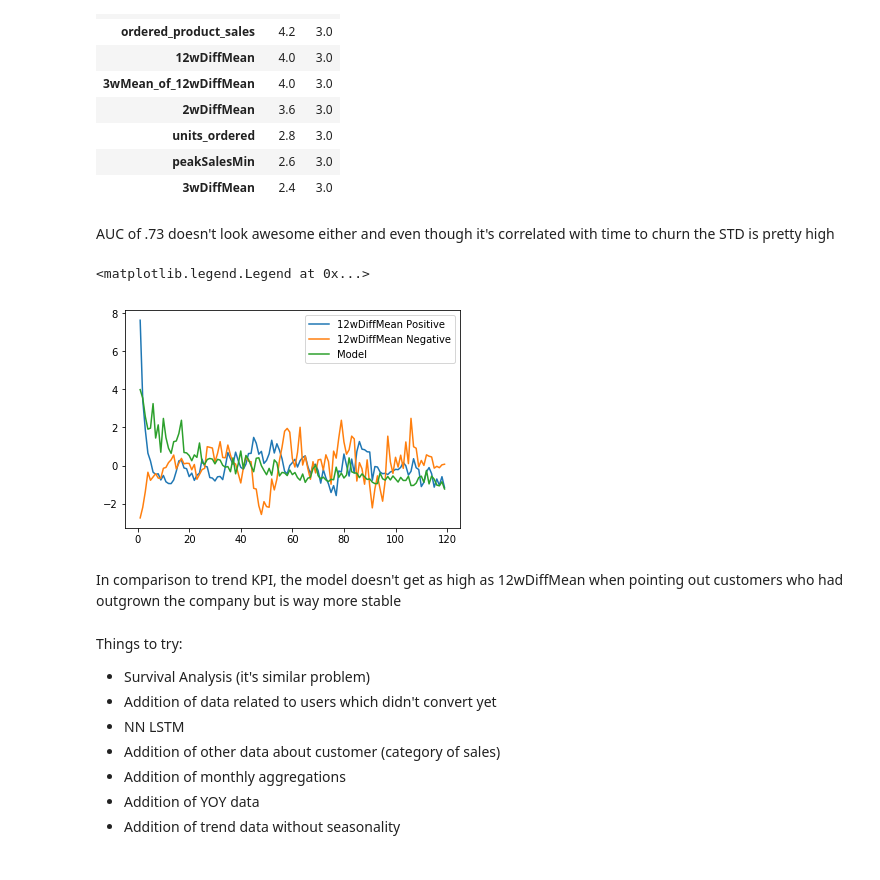
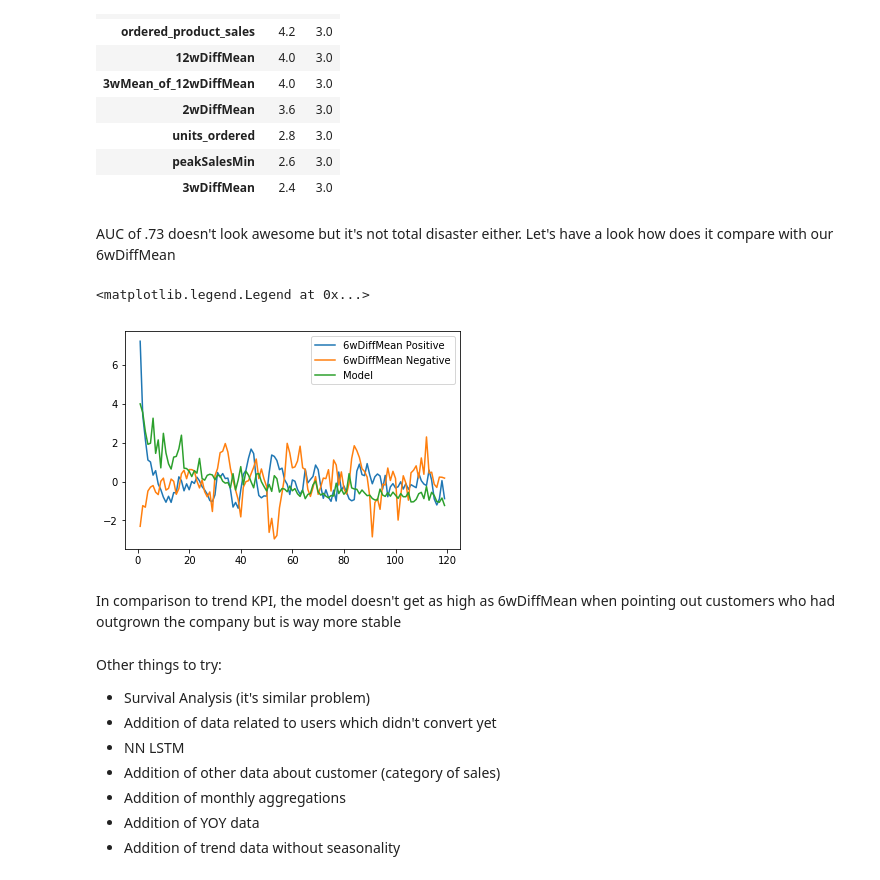
Before and after one commit to showeye/finTask, a Jupyter notebook: main.ipynb, the cells around one changed output. Cells and saved outputs as stored; diff of their text form; code cells hidden in the pictures.

```diff
--- a/main.ipynb
+++ b/main.ipynb
@@ -738,27 +756,27 @@ importances.groupby('feature').mean().sort_values('gain', ascending = False)
 jdfm_tr['preds'] = oof_preds
 jdfm_tr['weeks_to_churn'] = target_ori
 jdfm_tr['trend'] = trend
-# %% [markdown]
-AUC of .73 doesn't look awesome either and even though it's correlated with time to churn the STD is pretty high
+# %% [markdown]
+AUC of .73 doesn't look awesome but it's not total disaster either. Let's have a look how does it compare with our 6wDiffMean
 # %%
 t1 = jdfm_tr.loc[(jdfm_tr.weeks_to_churn > 0) & (jdfm_tr.trend == 1) & \
-                  (jdfm.weeks_to_churn < 120),:].groupby('weeks_to_churn').mean()['12wDiffMean']
+                  (jdfm.weeks_to_churn < 120),:].groupby('weeks_to_churn').mean()['6wDiffMean']
 t2 = jdfm_tr.loc[(jdfm_tr.weeks_to_churn > 0) & (jdfm_tr.trend == 0) & \
-                  (jdfm_tr.weeks_to_churn < 120),:].groupby('weeks_to_churn').mean()['12wDiffMean']
+                  (jdfm_tr.weeks_to_churn < 120),:].groupby('weeks_to_churn').mean()['6wDiffMean']
 t3 = jdfm_tr.loc[(jdfm_tr.weeks_to_churn > 0) & (jdfm_tr.trend == 0) & \
                   (jdfm_tr.weeks_to_churn < 120),:].groupby('weeks_to_churn').mean()['preds']
 # %%
 plt.plot((t1 - t1.mean()) / t1.std())
 plt.plot((t2 - t2.mean()) / t2.std())
 plt.plot((t3 - t3.mean()) / t3.std())
-plt.legend(['12wDiffMean Positive','12wDiffMean Negative','Model'])
+plt.legend(['6wDiffMean Positive','6wDiffMean Negative','Model'])
 # %% [output]
 <matplotlib.legend.Legend at 0x...>
-[figure, old version]
+[figure, new version]
 # %% [markdown]
-In comparison to trend KPI, the model doesn't get as high as 12wDiffMean when pointing out customers who had outgrown the company but is way more stable
+In comparison to trend KPI, the model doesn't get as high as 6wDiffMean when pointing out customers who had outgrown the company but is way more stable
 # %% [markdown]
-Things to  try:
+Other things to  try:
 - Survival Analysis (it's similar problem)
 - Addition of data related to users which didn't convert yet
 - NN LSTM
```
Also changed, not shown: parts of 19 cells of this notebook.
